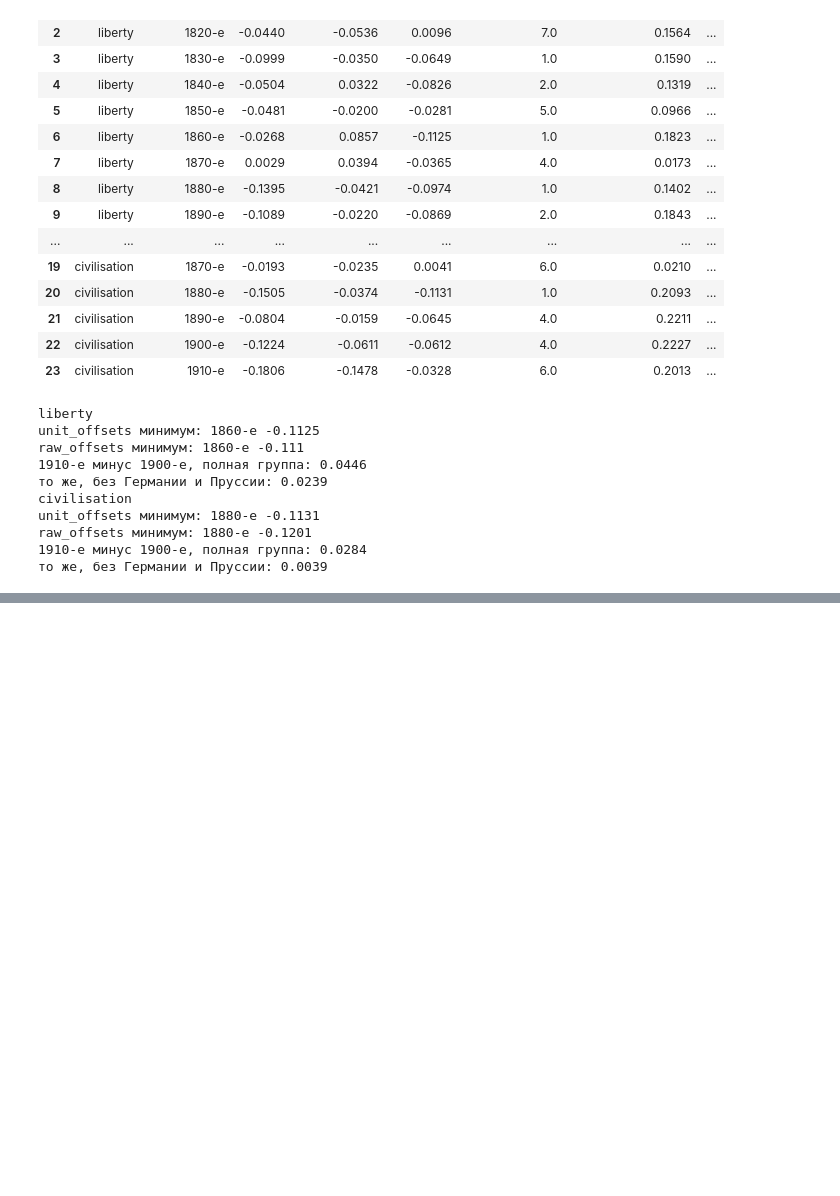
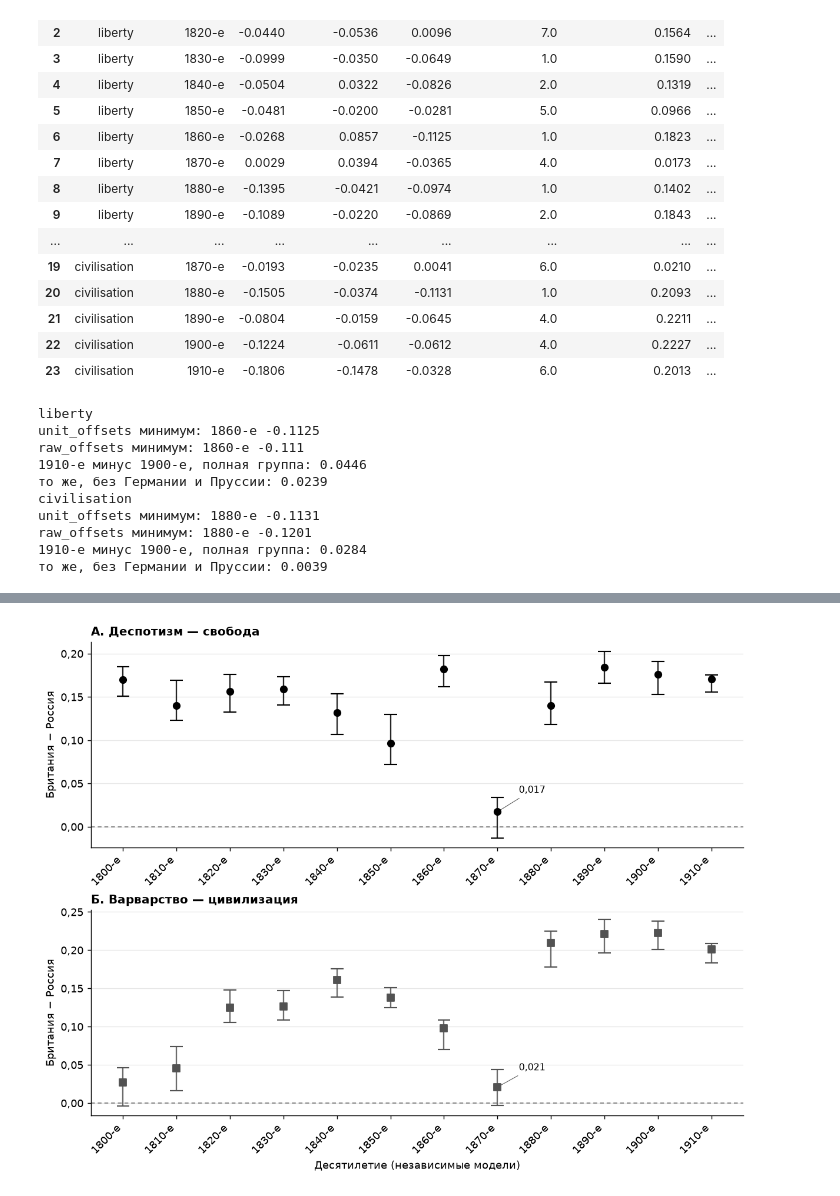
Before and after one commit to alexeyvkuznetsov/british-press-semantic-change, a Jupyter notebook: 02_russia_axes.ipynb, the cells around one changed output, grey strips where cells are left out. Cells and saved outputs as stored; diff of their text form; code cells hidden in the pictures; blank space fills up the shorter version.

```diff
--- a/02_russia_axes.ipynb
+++ b/02_russia_axes.ipynb
@@ -602,0 +592,20 @@ raw_offsets минимум: 1880-е -0.1201
+# %%
+fig,axes=plt.subplots(2,1,figsize=(9.2,7.2),sharex=True,layout='constrained')
+for ax,key in zip(axes,C.WORKING_AXES):
+    d=A.loc[key].reindex(LABS); s=R.loc[key].reindex(LABS)
+    st=STYLE[key]
+    add_ranges(ax,d['britain_minus_russia'].to_numpy(float),
+               s['минимум_разрыва'].to_numpy(float),s['максимум_разрыва'].to_numpy(float),
+               st['color'],st['marker'])
+    ax.set_title(st['title'],loc='left',weight='bold')
+    ax.set_ylabel('Британия − Россия')
+    ax.tick_params(axis='x',labelbottom=True)
+for ax,key in zip(axes,C.WORKING_AXES):
+    val=A.loc[(key,'1870-е'),'britain_minus_russia']
+    ax.annotate(f'{val:.3f}'.replace('.',','),xy=(7,val),xytext=(7.4,val+.022),fontsize=9,
+                arrowprops=dict(arrowstyle='-',lw=.6,color='0.35'))
+axes[1].set_xlabel('Десятилетие (независимые модели)')
+save_pub(fig,'fig2_britain_russia_with_pair_ranges')
+plt.show()
+# %% [output]
+[figure, added]
```
Also changed, not shown: parts of 27 cells of this notebook, 9 other files.
